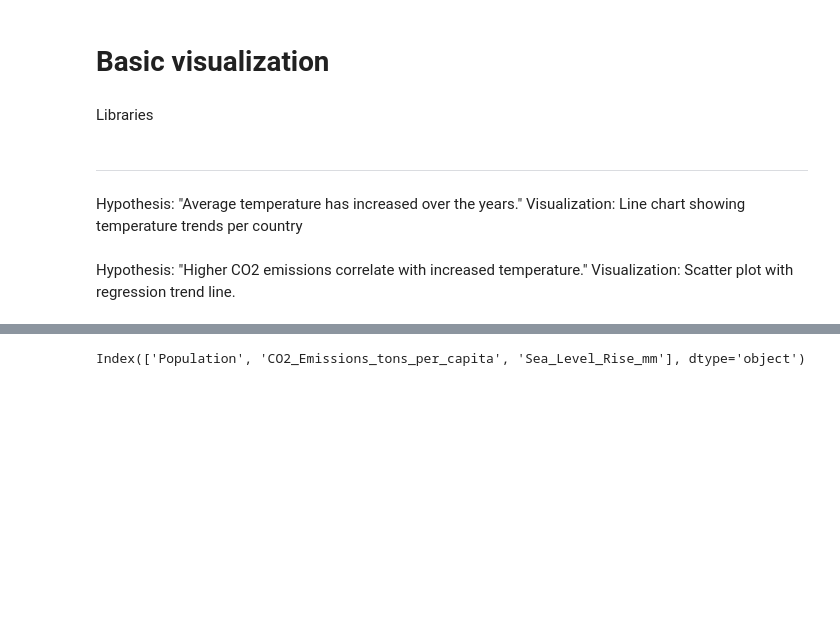
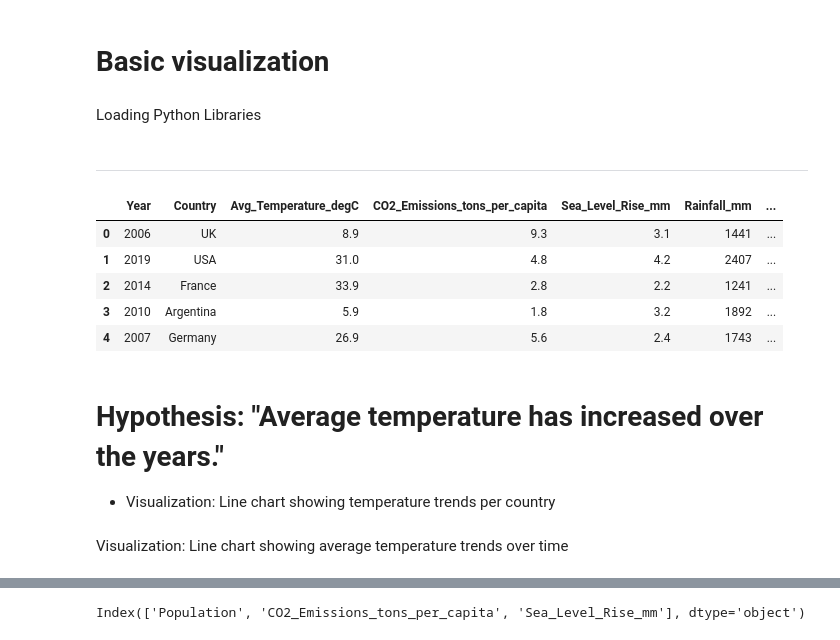
Before and after one commit to Ewa1986/GlobalEcoInsights2000-2024, a Jupyter notebook: jupyter_notebooks/Basic visualization.ipynb, the cells around one changed output, grey strips where cells are left out. Saved outputs shown, nothing was run; the diff lists cells and outputs as text; code cells hidden in the pictures; blank space fills up the shorter version.

Commit message:
Interactive features added to the basic visualization

```diff
--- a/Basic visualization.ipynb
+++ b/jupyter_notebooks/Basic visualization.ipynb
@@ -50,7 +59,7 @@ current_dir
 # %% [markdown]
 # Basic visualization
-# %% [markdown]
-Libraries
+# %% [markdown]
+Loading Python Libraries
 # %%
 import pandas as pd
 import numpy as np
@@ -60,7 +71,17 @@ import plotly.graph_objects as go
 # %% [markdown]
 ---
 # %%
-# Load the dataset into a pandas dataframe
-df = pd.read_csv("/Users/Ewa/Documents/vscode-projects/GlobalEcoInsights2000-2024/temperature.csv")
+# Load the dataset into a pandas dataframe using a relative path
+df = pd.read_csv("temperature.csv")
+df.head(5)
+# %% [output]
+|  | Year | Country | Avg_Temperature_degC | CO2_Emissions_tons_per_capita | Sea_Level_Rise_mm | Rainfall_mm | ... |
+| 0 | 2006 | UK | 8.9 | 9.3 | 3.1 | 1441 | ... |
+| 1 | 2019 | USA | 31.0 | 4.8 | 4.2 | 2407 | ... |
+| 2 | 2014 | France | 33.9 | 2.8 | 2.2 | 1241 | ... |
+| 3 | 2010 | Argentina | 5.9 | 1.8 | 3.2 | 1892 | ... |
+| 4 | 2007 | Germany | 26.9 | 5.6 | 2.4 | 1743 | ... |
 # %% [markdown]
-Hypothesis: "Average temperature has increased over the years." Visualization: Line chart showing temperature trends per country
+# Hypothesis: "Average temperature has increased over the years."
+
+* Visualization: Line chart showing temperature trends per country
@@ -67 +148,3 @@ Hypothesis: "Average temperature has increased over the years." Visualization: L
+# %% [markdown]
+Visualization: Line chart showing average temperature trends over time
 # %%
@@ -88,5 +169,3 @@ fig.update_traces(mode="lines+markers", marker=dict(size=4))
 
 # Show the interactive plot
 fig.show()
-# %% [markdown]
-Hypothesis: "Higher CO2 emissions correlate with increased temperature." Visualization: Scatter plot with regression trend line.
```
Also changed, not shown: parts of 22 cells of this notebook.
